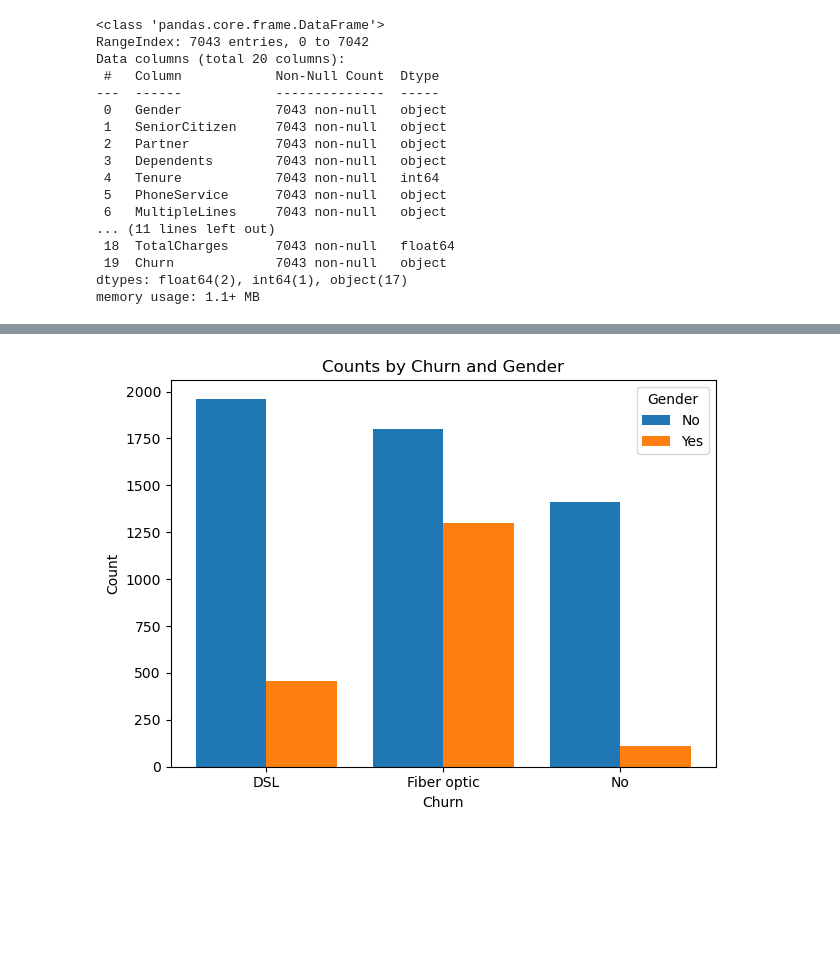
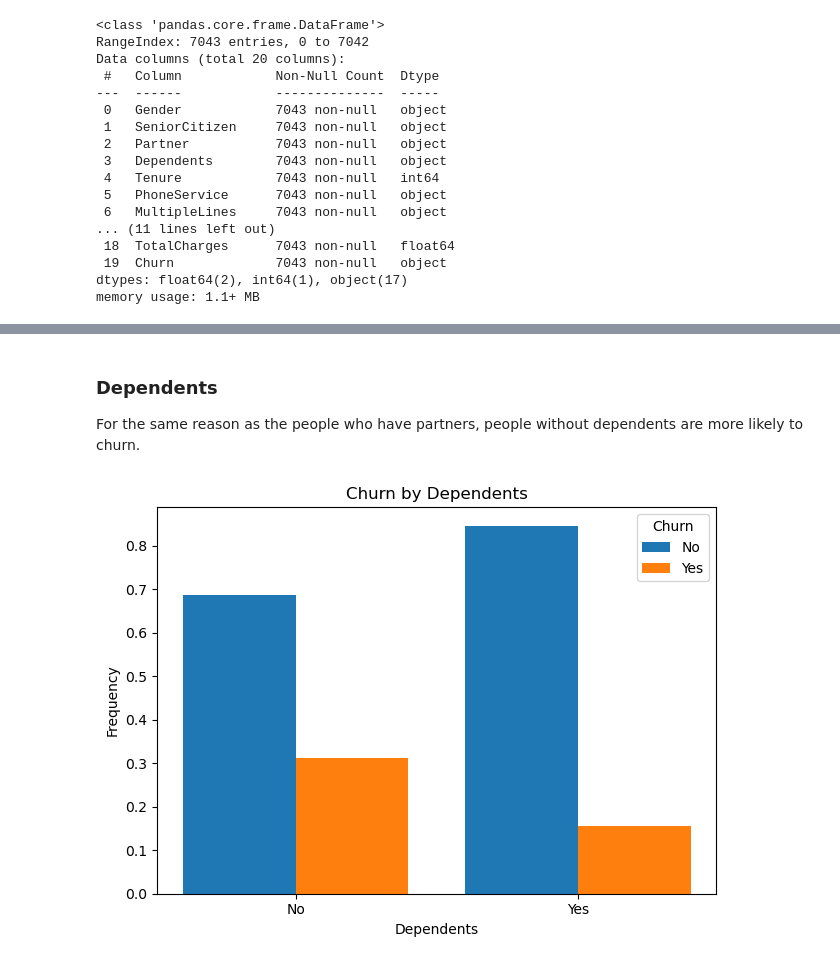
Before and after one commit to prebala123/customer-churn, a Jupyter notebook: notebook.ipynb, the cells around one changed output, grey strips where cells are left out. Saved outputs shown, nothing was run; the diff lists cells and outputs as text; code cells hidden in the pictures; blank space fills up the shorter version.

```diff
--- a/notebook.ipynb
+++ b/notebook.ipynb
@@ -242,27 +200,8 @@ plt.show()
-# %%
-grouped = churn.groupby(['InternetService', 'Churn']).size().unstack(fill_value=0)
-
-# Set up positions
-x = np.arange(len(grouped))  # positions for each Churn category
-n_subgroups = len(grouped.columns)
-width = 0.8 / n_subgroups      # total bar width spread out among subgroups
-
-fig, ax = plt.subplots()
-
-# Plot each subgroup
-for i, subgroup in enumerate(grouped.columns):
-    offset = (i - n_subgroups / 2) * width + width / 2
-    ax.bar(x + offset, grouped[subgroup], width, label=subgroup)
-
-# Customize
-ax.set_xticks(x)
-ax.set_xticklabels(grouped.index)
-ax.set_xlabel('Churn')
-ax.set_ylabel('Count')
-ax.set_title('Counts by Churn and Gender')
-ax.legend(title='Gender')
-
-plt.tight_layout()
-plt.show()
-# %% [output]
-[figure, removed]
+# %% [markdown]
+### Dependents
+
+For the same reason as the people who have partners, people without dependents are more likely to churn.
+# %%
+plot_bar_chart('Dependents')
+# %% [output]
+[figure, added]
```
Also changed, not shown: parts of 85 cells of this notebook.
